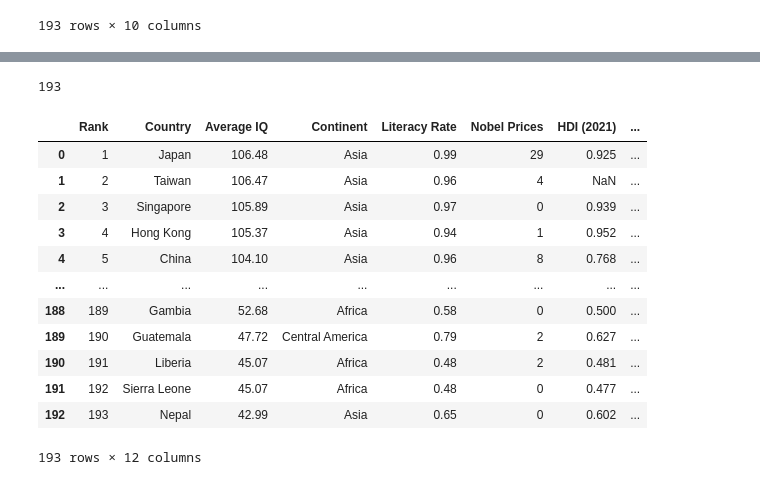
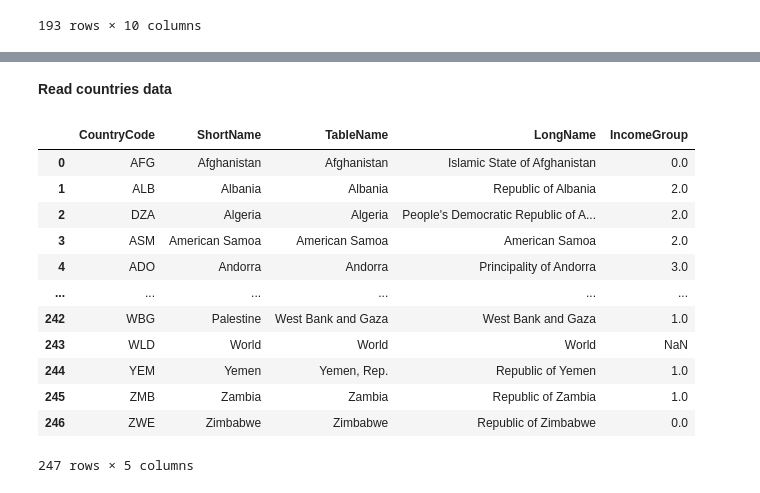
Before and after one commit to kevingeorgedev/Personal-Projects, a Jupyter notebook: IQ-Heatmap/main.ipynb, the cells around one changed output, grey strips where cells are left out. Cells and saved outputs as stored; diff of their text form; code cells hidden in the pictures.

```diff
--- a/IQ-Heatmap/main.ipynb
+++ b/IQ-Heatmap/main.ipynb
@@ -48,27 +58,23 @@ import folium.plugins # The Folium Javascript Map Library
-# %%
-locations = pd.read_csv("locations.csv")
-locations = locations.drop("country", axis=1)
-print(len(df))
-#print(locations.loc[locations.name] == "South Sudan")
-
-def f(row):
-    location = locations.loc[locations.name == row['Country']]
-    return pd.Series([location['latitude'].iloc[0], location['longitude'].iloc[0]])
-
-df[['latitude', 'longitude']] = df.apply(f, axis=1)
-df
-# %% [output]
-193
-|  | Rank | Country | Average IQ | Continent | Literacy Rate | Nobel Prices | HDI (2021) | ... |
-| 0 | 1 | Japan | 106.48 | Asia | 0.99 | 29 | 0.925 | ... |
-| 1 | 2 | Taiwan | 106.47 | Asia | 0.96 | 4 | NaN | ... |
-| 2 | 3 | Singapore | 105.89 | Asia | 0.97 | 0 | 0.939 | ... |
-| 3 | 4 | Hong Kong | 105.37 | Asia | 0.94 | 1 | 0.952 | ... |
-| 4 | 5 | China | 104.10 | Asia | 0.96 | 8 | 0.768 | ... |
-| ... | ... | ... | ... | ... | ... | ... | ... | ... |
-| 188 | 189 | Gambia | 52.68 | Africa | 0.58 | 0 | 0.500 | ... |
-| 189 | 190 | Guatemala | 47.72 | Central America | 0.79 | 2 | 0.627 | ... |
-| 190 | 191 | Liberia | 45.07 | Africa | 0.48 | 2 | 0.481 | ... |
-| 191 | 192 | Sierra Leone | 45.07 | Africa | 0.48 | 0 | 0.477 | ... |
-| 192 | 193 | Nepal | 42.99 | Asia | 0.65 | 0 | 0.602 | ... |
-193 rows × 12 columns
+# %% [markdown]
+**Read countries data**
+# %%
+#indicators = pd.read_csv('data/Country.csv', usecols=['CountryName', 'CountryCode'])
+countries = pd.read_csv('data/Country.csv', usecols=['ShortName', 'CountryCode', 'TableName', 'LongName', 'IncomeGroup'])
+countries = countries.drop_duplicates().reset_index().drop('index', axis=1)
+countries['IncomeGroup'] = countries['IncomeGroup'].apply(lambda x: "High income" if x == "High income: nonOECD" or x == "High income: OECD" else x)
+countries['IncomeGroup'] = countries['IncomeGroup'].replace({"High income": 3, "Upper middle income": 2, "Lower middle income": 1, "Low income": 0})
+countries
+# %% [output]
+|  | CountryCode | ShortName | TableName | LongName | IncomeGroup |
+| 0 | AFG | Afghanistan | Afghanistan | Islamic State of Afghanistan | 0.0 |
+| 1 | ALB | Albania | Albania | Republic of Albania | 2.0 |
+| 2 | DZA | Algeria | Algeria | People's Democratic Republic of A... | 2.0 |
+| 3 | ASM | American Samoa | American Samoa | American Samoa | 2.0 |
+| 4 | ADO | Andorra | Andorra | Principality of Andorra | 3.0 |
+| ... | ... | ... | ... | ... | ... |
+| 242 | WBG | Palestine | West Bank and Gaza | West Bank and Gaza | 1.0 |
+| 243 | WLD | World | World | World | NaN |
+| 244 | YEM | Yemen | Yemen, Rep. | Republic of Yemen | 1.0 |
+| 245 | ZMB | Zambia | Zambia | Republic of Zambia | 1.0 |
+| 246 | ZWE | Zimbabwe | Zimbabwe | Republic of Zimbabwe | 0.0 |
+247 rows × 5 columns
```
Also changed, not shown: parts of 18 cells of this notebook, 19 other files.
